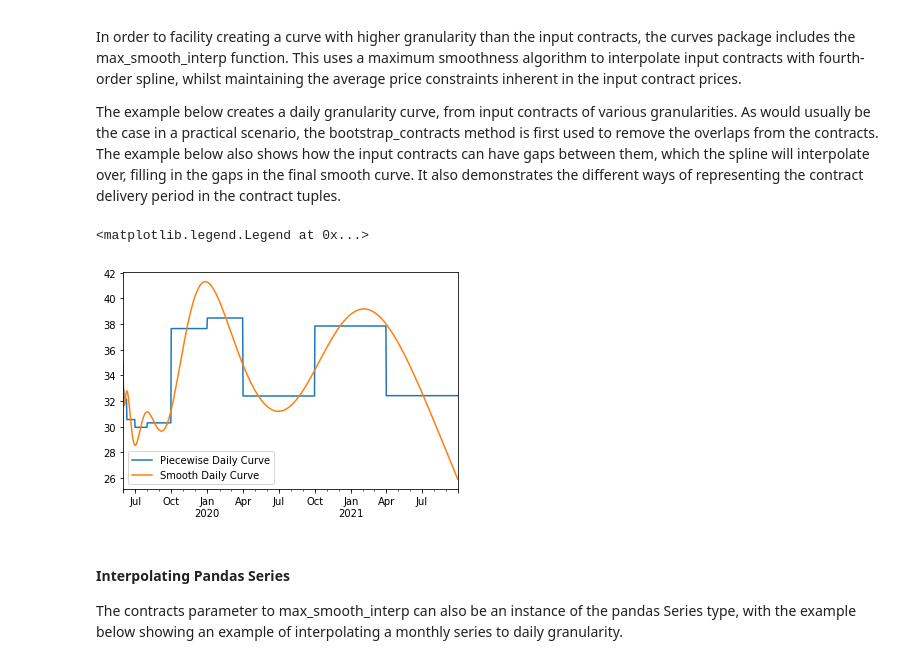
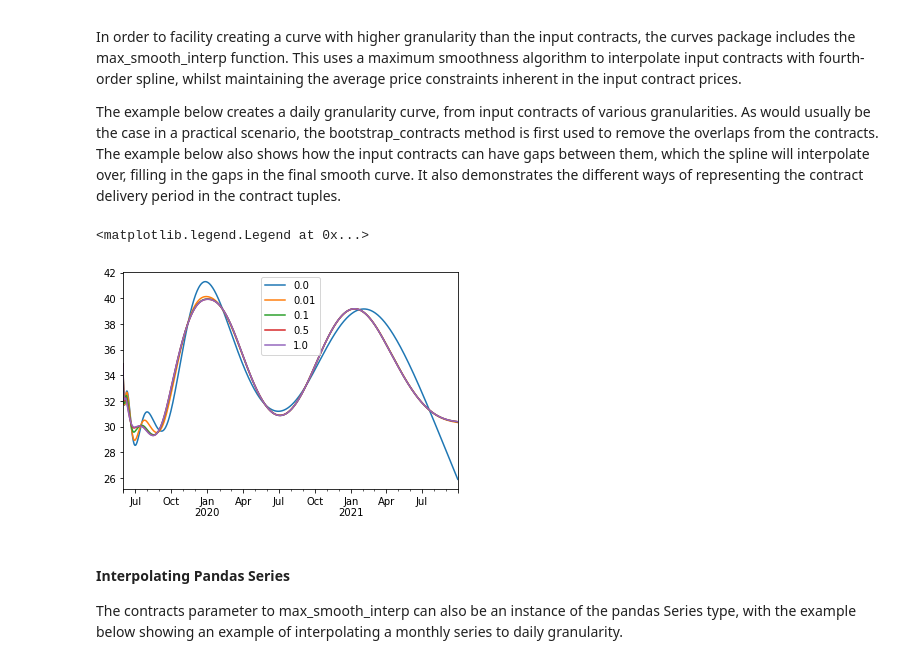
Before and after one commit to tpberntsen/curves, a Jupyter notebook: samples/python/curves_tutorial.ipynb, the cells around one changed output. Drawn from its saved outputs; the diff is of its cells as text; code cells hidden in the pictures.

```diff
--- a/samples/python/curves_tutorial.ipynb
+++ b/samples/python/curves_tutorial.ipynb
@@ -235,31 +236,34 @@ The example below creates a daily granularity curve, from input contracts of var
 # %%
 from curves import max_smooth_interp
 from curves import contract_period as cp
 
 contracts = [
     (date(2019, 5, 31), 34.875),
     (date(2019, 6, 1), date(2019, 6, 2), 32.87),
     ((date(2019, 6, 3), date(2019, 6, 9)), 32.14),
     (pd.Period(year=2019, month=6, freq='M'), 31.08),
     (cp.month(2019, 7), 29.95),
     (cp.q_3(2019), 30.18),
     (cp.q_4(2019), 37.64),
     (cp.winter(2019), 38.05),
     (cp.summer(2020), 32.39),
     (cp.winter(2020), 37.84),
     (cp.gas_year(2020), 35.12)
 ]
 
 pc_for_spline, bc_for_spline = bootstrap_contracts(contracts, freq='D')
-smooth_curve = max_smooth_interp(bc_for_spline, freq='D')
+tensions = [0.0, 0.01, 0.1, 0.5, 1.0]
+for tension in tensions:
+    smooth_curve = max_smooth_interp(bc_for_spline, freq='D', tension=tension)
+    ax = smooth_curve.plot(legend=True)
 
-%matplotlib inline
-pc_for_spline.plot(legend=True)
-ax = smooth_curve.plot(legend=True)
-ax.legend(["Piecewise Daily Curve", "Smooth Daily Curve"])
+#%matplotlib inline
+#pc_for_spline.plot(legend=True)
+#ax = smooth_curve.plot(legend=True)
+ax.legend(tensions)
 # %% [output]
 <matplotlib.legend.Legend at 0x...>
-[figure, old version]
+[figure, new version]
 # %% [markdown]
 #### Interpolating Pandas Series
 The contracts parameter to max_smooth_interp can also be an instance of the pandas Series type, with the example below showing an example of interpolating a monthly series to daily granularity.
```
Also changed, not shown: parts of 7 cells of this notebook, 2 other files.
